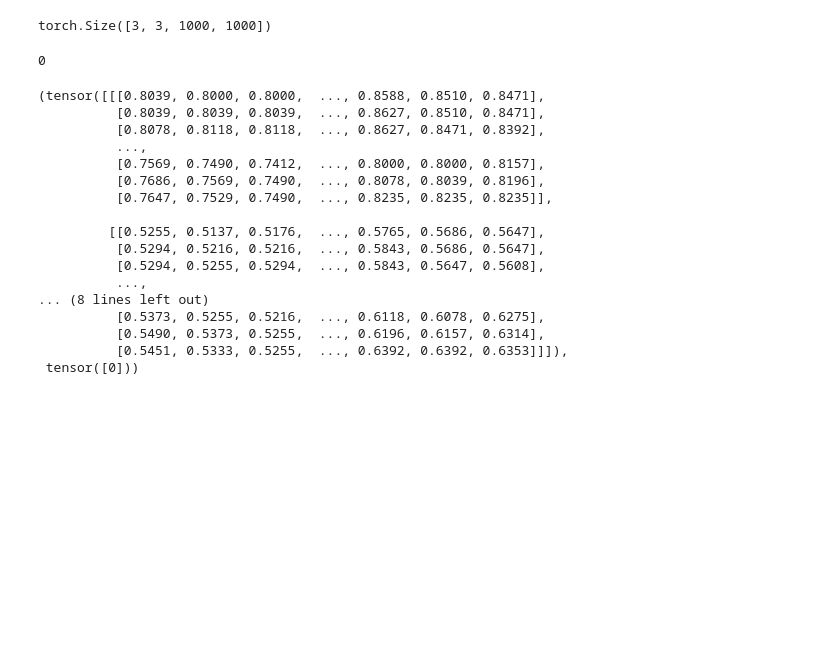
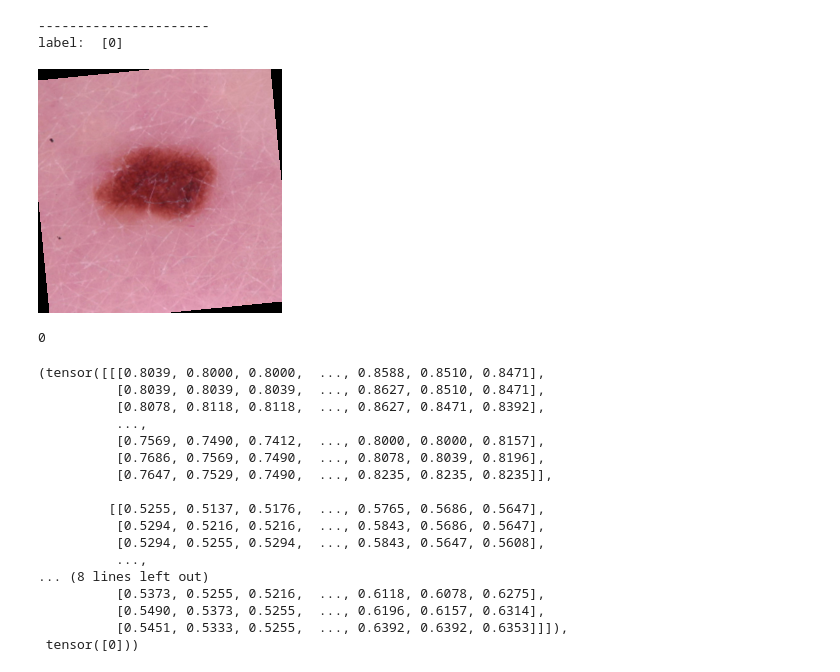
Before and after one commit to ARMargolis/melanoma-pytorch, a Jupyter notebook: notebooks/data_analysis.ipynb, the cells around one changed output. Drawn from its saved outputs; the diff is of its cells as text; code cells hidden in the pictures; blank space fills up the shorter version.

```diff
--- a/notebooks/data_analysis.ipynb
+++ b/notebooks/data_analysis.ipynb
@@ -33,7 +33,9 @@ torch.Size([3, 6, 334, 334])
-# %%
-x.shape
-# %% [output]
-torch.Size([3, 3, 1000, 1000])
+# %%
+mds.display_sample(0)
+# %% [output]
+----------------------
+label:  [0]
+[figure, added]
 # %%
 mds[0]
 # %% [output]
```
Also changed, not shown: parts of 2 cells of this notebook, 2 other files.
